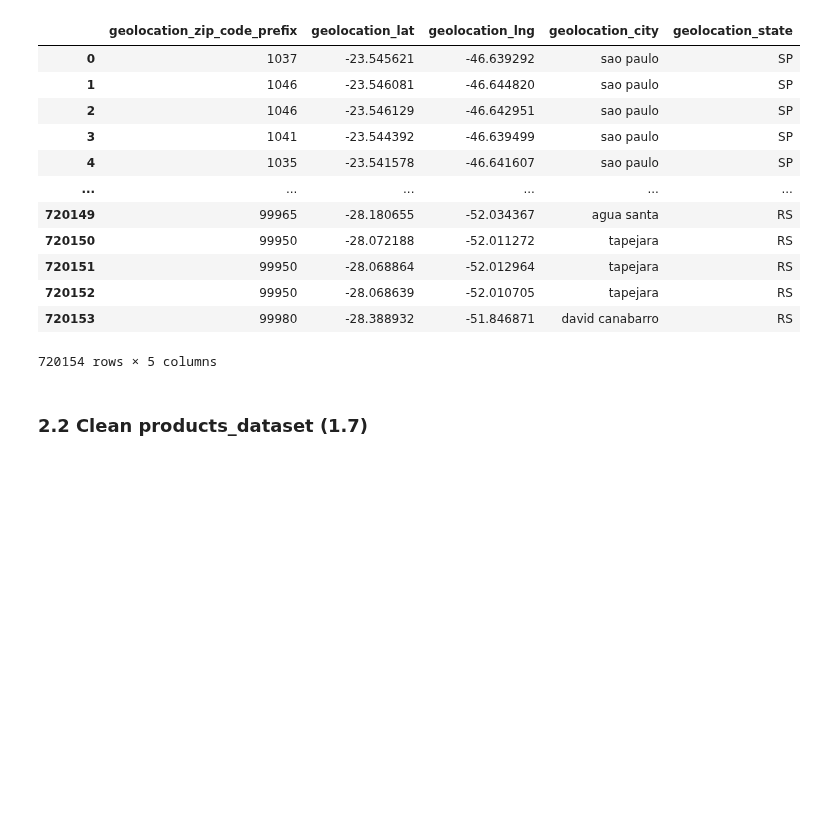
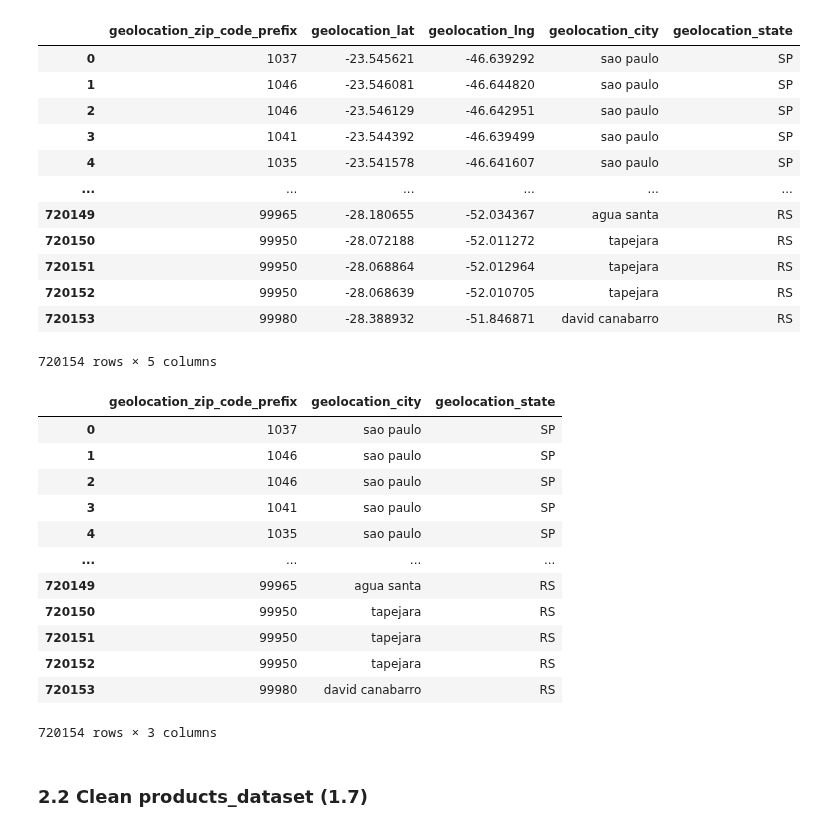
Before and after one commit to saikeerthan06/309-Project, a Jupyter notebook: xiu_wen.ipynb, the cells around one changed output. Drawn from its saved outputs; the diff is of its cells as text; code cells hidden in the pictures; blank space fills up the shorter version.

```diff
--- a/xiu_wen.ipynb
+++ b/xiu_wen.ipynb
@@ -587,6 +587,22 @@ geolocation_dataset
 | 720152 | 99950 | -28.068639 | -52.010705 | tapejara | RS |
 | 720153 | 99980 | -28.388932 | -51.846871 | david canabarro | RS |
 720154 rows × 5 columns
+# %%
+geolocation_dataset.drop(columns=['geolocation_lat', 'geolocation_lng'])
+# %% [output]
+|  | geolocation_zip_code_prefix | geolocation_city | geolocation_state |
+| 0 | 1037 | sao paulo | SP |
+| 1 | 1046 | sao paulo | SP |
+| 2 | 1046 | sao paulo | SP |
+| 3 | 1041 | sao paulo | SP |
+| 4 | 1035 | sao paulo | SP |
+| ... | ... | ... | ... |
+| 720149 | 99965 | agua santa | RS |
+| 720150 | 99950 | tapejara | RS |
+| 720151 | 99950 | tapejara | RS |
+| 720152 | 99950 | tapejara | RS |
+| 720153 | 99980 | david canabarro | RS |
+720154 rows × 3 columns
 # %% [markdown]
 ### 2.2 Clean products_dataset (1.7)
 # %%
```
